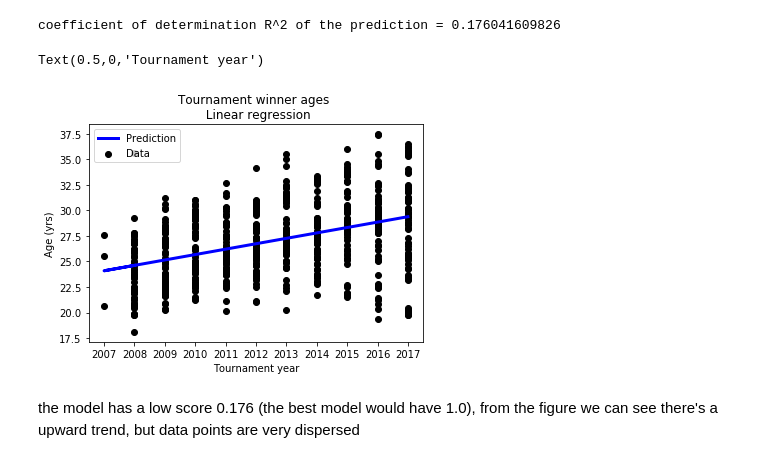
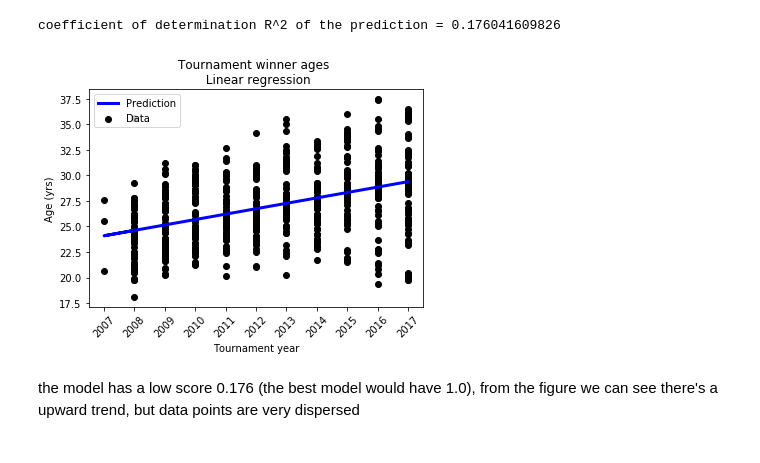
Before and after one commit to Linn39/Tennis_Analysis, a Jupyter notebook: notebooks/ATP_finals_yr08-17.ipynb, the cells around one changed output. Cells and saved outputs as stored; diff of their text form; code cells hidden in the pictures.

Commit message:
added output figures

```diff
--- a/notebooks/ATP_finals_yr08-17.ipynb
+++ b/notebooks/ATP_finals_yr08-17.ipynb
@@ -23,6 +23,9 @@ from sklearn import linear_model
 # import csv
 file_path = '../data/processed/finals_yr08-17.csv'
 df_finals = pd.read_csv(file_path)
+
+# create save path for figures
+save_path = '../reports/figures/ATP_finals_2008-2017/'
 # %% [markdown]
 ## Explore ages of players
 # %%
@@ -69,16 +72,19 @@ print('coefficient of determination R^2 of the prediction = '+ str(model.score(X
 coefficient of determination R^2 of the prediction = 0.176041609826
 # %%
 # plot the trend of age increase
-plt.scatter(x, y,  color='black')
+plt.scatter(X, y,  color='black')
 plt.plot(X.reshape(-1, 1), model.predict(X.reshape(-1, 1)), color='blue', linewidth=3)
-plt.xticks(np.arange(min(x), max(x)+1, 1.0))
+plt.xticks(np.arange(min(X), max(X)+1, 1.0))
 plt.legend(['Prediction', 'Data'])
 plt.title('Tournament winner ages \n Linear regression')
 plt.ylabel('Age (yrs)')
 plt.xlabel('Tournament year')
+plt.xticks(rotation=45)
+
+# save figure
+plt.savefig(save_path + 'winner_age_year.png', bbox_inches='tight', dpi=150)
 # %% [output]
-Text(0.5,0,'Tournament year')
-[figure, old version]
+[figure, new version]
 # %% [markdown]
 the model has a low score 0.176 (the best model would have 1.0), from the figure we can see there's a upward trend, but data points are very dispersed
 # %% [markdown]
```
Also changed, not shown: parts of 1 cell of this notebook, 3 other files.
